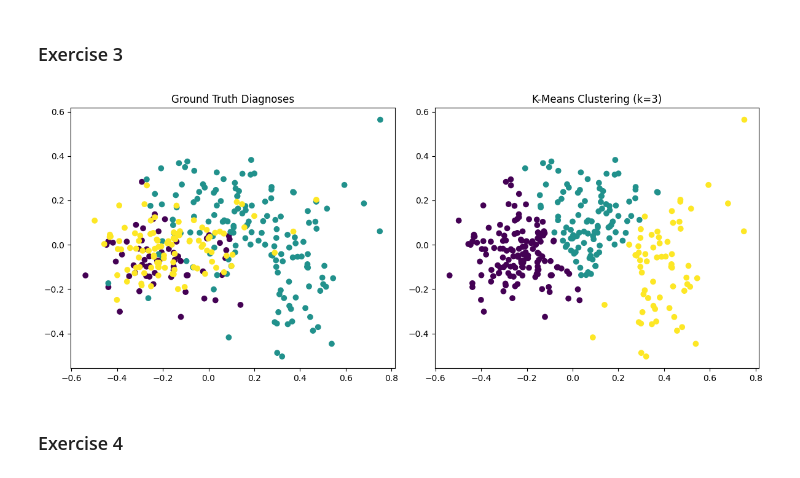
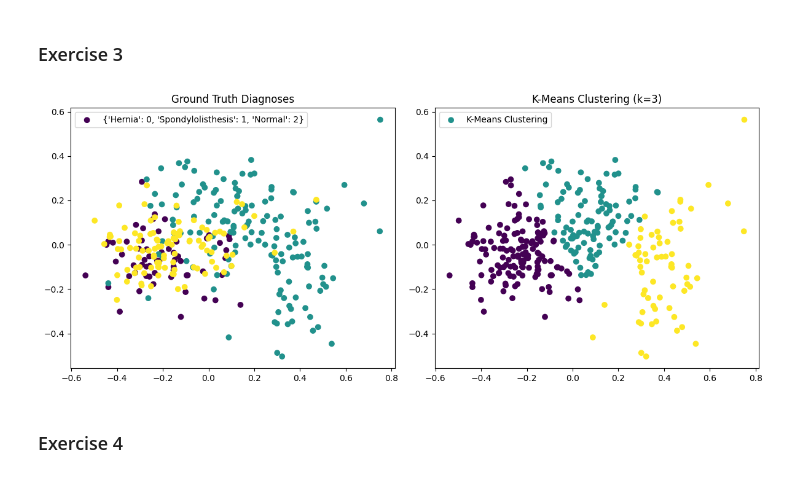
Before and after one commit to pearsang/ML-Homeworks, a Jupyter notebook: Homework-04/G001.ipynb, the cells around one changed output. Drawn from its saved outputs; the diff is of its cells as text; code cells hidden in the pictures.

```diff
--- a/Homework-04/G001.ipynb
+++ b/Homework-04/G001.ipynb
@@ -137,35 +137,38 @@ Top Two Variables for Component 2: ['pelvic_tilt', 'pelvic_radius']
 ### Exercise 3
 # %%
 import matplotlib.pyplot as plt
+from sklearn.decomposition import PCA
+from sklearn.cluster import KMeans
 
 # Fit a PCA model on the normalized data with 2 components
 pca = PCA(n_components=2)
 X_2D = pca.fit_transform(X_normalized)
 
 # K-means clustering labels with k=3
 kmeans = KMeans(n_clusters=3, random_state=0)
 kmeans_labels = kmeans.fit(X_normalized)
 
 # Map diagnoses to 0, 1, 2
-codes = {'Hernia':0, 'Spondylolisthesis':1, 'Normal':2}
+codes = {'Hernia': 0, 'Spondylolisthesis': 1, 'Normal': 2}
 codes_labels = y.map(codes).tolist()
 
 # Create a scatter plot for ground truth labels
 plt.figure(figsize=(12, 5))
 plt.subplot(121)
-plt.scatter(X_2D[:, 0], X_2D[:, 1,], c=codes_labels)
+plt.scatter(X_2D[:, 0], X_2D[:, 1], c=codes_labels, label=codes)
 plt.title("Ground Truth Diagnoses")
+plt.legend()
 
-# Create a scatter plot for k-means clustering labels
+# Create a scatter plot for K-means clustering labels
 plt.subplot(122)
-plt.scatter(X_2D[:, 0], X_2D[:, 1], c=kmeans.labels_)
-
+plt.scatter(X_2D[:, 0], X_2D[:, 1], c=kmeans.labels_, label='K-Means Clustering')
 plt.title("K-Means Clustering (k=3)")
+plt.legend()
 
 plt.tight_layout()
 plt.show()
 # %% [output]
-[figure, old version]
+[figure, new version]
 # %% [markdown]
 ### Exercise 4
 # %% [markdown]
```
Also changed, not shown: 3 other files.
